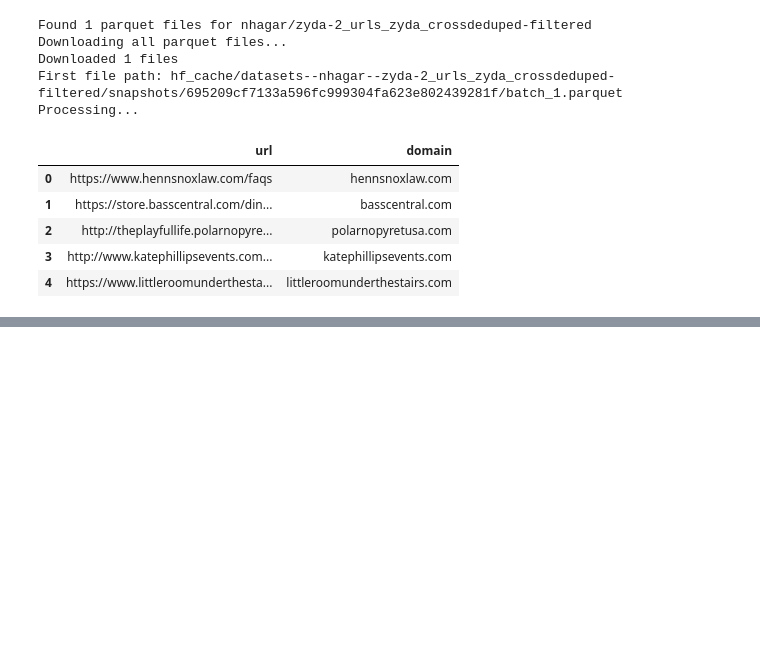
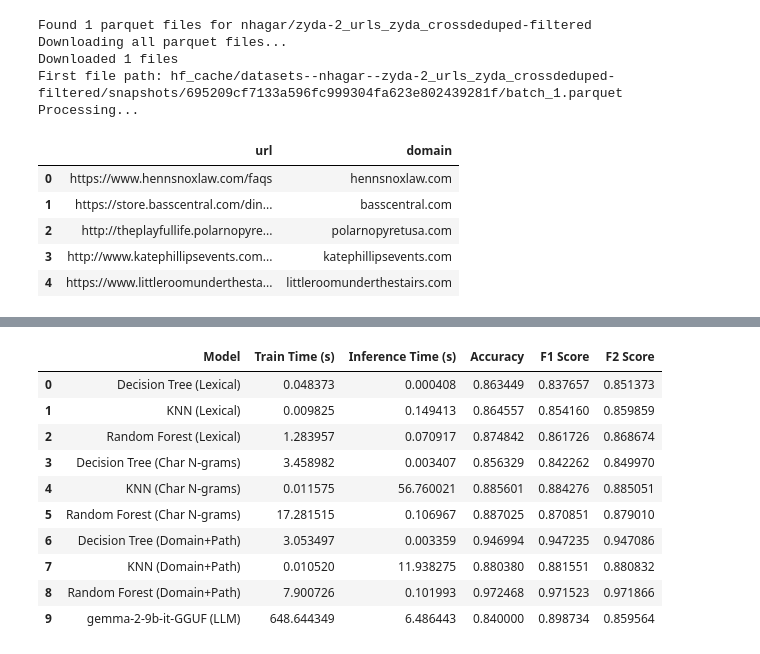
Before and after one commit to NHagar/cc-genealogy, a Jupyter notebook: url_labeling/sample_and_label_urls.ipynb, the cells around one changed output, grey strips where cells are left out. Saved outputs shown, nothing was run; the diff lists cells and outputs as text; code cells hidden in the pictures; blank space fills up the shorter version.

```diff
--- a/url_labeling/sample_and_label_urls.ipynb
+++ b/url_labeling/sample_and_label_urls.ipynb
@@ -145,4 +153,5 @@ result_df = pd.DataFrame(result_data)
 # %%
 # Extract features
-len(filtered_df)
+url_df=url_df.merge(right=labels, left_on="domain", right_on="domain")
+url_df.sample(10)
 # %% [output]
@@ -165,0 +462,10 @@ filtered_df.sample(10)
+# %%
+# Run benchmarks
+url_df = url_df[["url","domain","label","set"]]
+url_df["binary_label"] = url_df["label"].apply(lambda x: "news" if x == "News" else "not_news")
+results_df = classify_urls(url_df)
+#results_df = run_benchmarks(df)
+
+# Display results
+print("\n=== Final Comparison ===")
+print(results_df.sort_values('Accuracy', ascending=False))
@@ -165,0 +490,14 @@ filtered_df.sample(10)
+# %%
+results_df
+# %% [output]
+|  | Model | Train Time (s) | Inference Time (s) | Accuracy | F1 Score | F2 Score |
+| 0 | Decision Tree (Lexical) | 0.048373 | 0.000408 | 0.863449 | 0.837657 | 0.851373 |
+| 1 | KNN (Lexical) | 0.009825 | 0.149413 | 0.864557 | 0.854160 | 0.859859 |
+| 2 | Random Forest (Lexical) | 1.283957 | 0.070917 | 0.874842 | 0.861726 | 0.868674 |
+| 3 | Decision Tree (Char N-grams) | 3.458982 | 0.003407 | 0.856329 | 0.842262 | 0.849970 |
+| 4 | KNN (Char N-grams) | 0.011575 | 56.760021 | 0.885601 | 0.884276 | 0.885051 |
+| 5 | Random Forest (Char N-grams) | 17.281515 | 0.106967 | 0.887025 | 0.870851 | 0.879010 |
+| 6 | Decision Tree (Domain+Path) | 3.053497 | 0.003359 | 0.946994 | 0.947235 | 0.947086 |
+| 7 | KNN (Domain+Path) | 0.010520 | 11.938275 | 0.880380 | 0.881551 | 0.880832 |
+| 8 | Random Forest (Domain+Path) | 7.900726 | 0.101993 | 0.972468 | 0.971523 | 0.971866 |
+| 9 | gemma-2-9b-it-GGUF (LLM) | 648.644349 | 6.486443 | 0.840000 | 0.898734 | 0.859564 |
```
Also changed, not shown: parts of 8 cells of this notebook, 1 other file.
